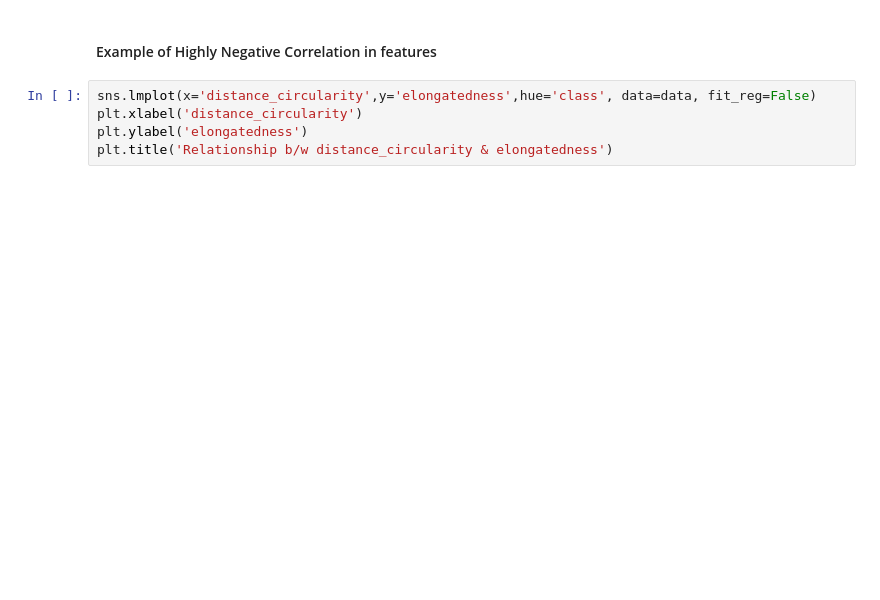
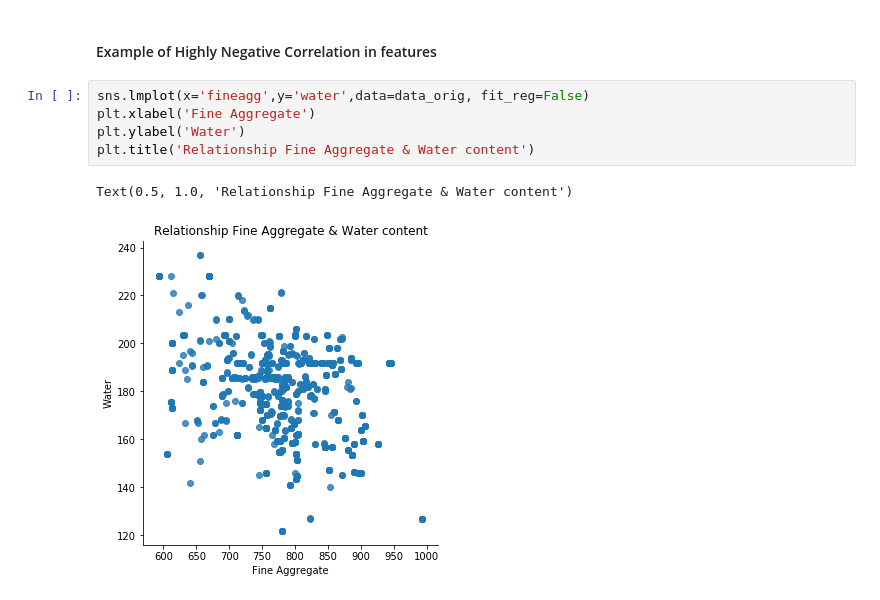
Before and after one commit to rsjain1978/concrete-data-analysis-modelling, a Jupyter notebook: eda.ipynb, the cells around one changed output. Saved outputs shown, nothing was run; the diff lists cells and outputs as text; blank space fills up the shorter version.

```diff
--- a/eda.ipynb
+++ b/eda.ipynb
@@ -245,7 +252,10 @@ plt.title('Relationship b/w scaled variance & compactness')
 # %% [markdown]
 #### Example of Highly Negative Correlation in features
 # %%
-sns.lmplot(x='distance_circularity',y='elongatedness',hue='class', data=data, fit_reg=False)
-plt.xlabel('distance_circularity')
-plt.ylabel('elongatedness')
-plt.title('Relationship b/w distance_circularity & elongatedness')
+sns.lmplot(x='fineagg',y='water',data=data_orig, fit_reg=False)
+plt.xlabel('Fine Aggregate')
+plt.ylabel('Water')
+plt.title('Relationship Fine Aggregate & Water content')
+# %% [output]
+Text(0.5, 1.0, 'Relationship Fine Aggregate & Water content')
+[figure, added]
```
Also changed, not shown: parts of 14 cells of this notebook.
